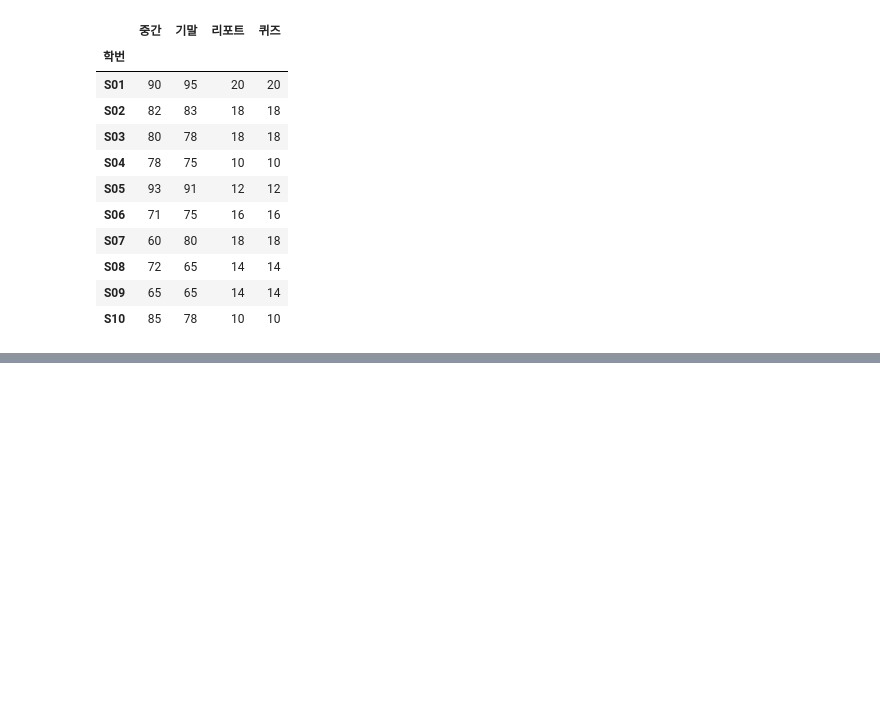
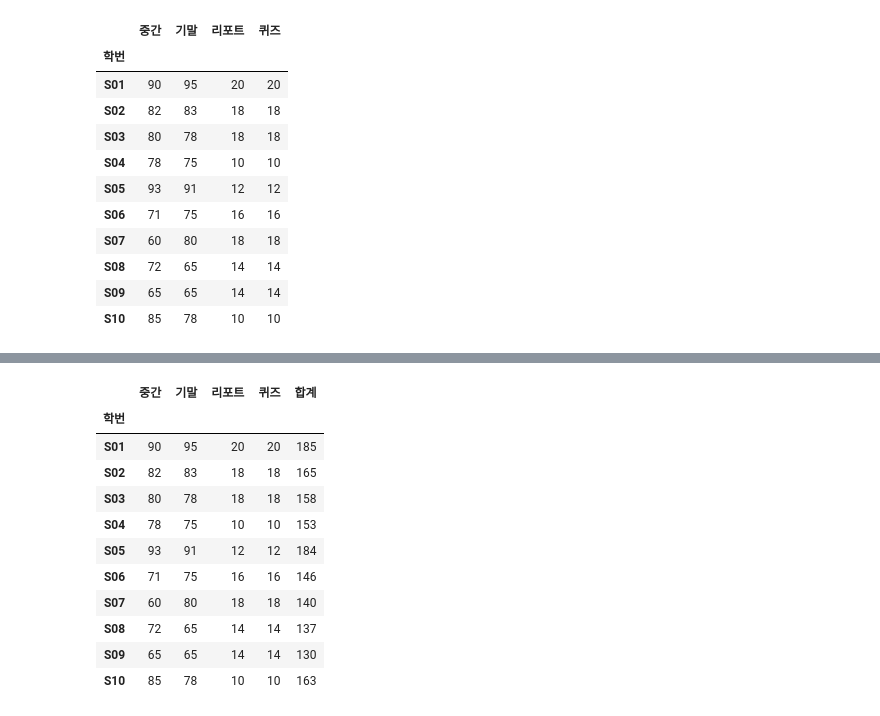
Before and after one commit to RANNY1042/DataScience, a Jupyter notebook: 0527_파이썬 기초.ipynb, the cells around one changed output, grey strips where cells are left out. Saved outputs shown, nothing was run; the diff lists cells and outputs as text; code cells hidden in the pictures; blank space fills up the shorter version.

```diff
--- a/0527_파이썬 기초.ipynb
+++ b/0527_파이썬 기초.ipynb
@@ -730,0 +910,6 @@ df1.set_index('학번')
+# %%
+import pandas as pd
+df1 = pd.read_csv('PART 02 파이썬 분석\csv\df_sample.csv')
+df1.set_index('학번',inplace=True)
+df2=df1.sort_index(ascending=False)
+df2
@@ -730,0 +945,17 @@ df1.set_index('학번')
+# %%
+df1['합계']=df1['중간']+df1['기말']
+# %%
+df1
+# %% [output]
+|  | 중간 | 기말 | 리포트 | 퀴즈 | 합계 |
+| 학번 |  |  |  |  |  |
+| S01 | 90 | 95 | 20 | 20 | 185 |
+| S02 | 82 | 83 | 18 | 18 | 165 |
+| S03 | 80 | 78 | 18 | 18 | 158 |
+| S04 | 78 | 75 | 10 | 10 | 153 |
+| S05 | 93 | 91 | 12 | 12 | 184 |
+| S06 | 71 | 75 | 16 | 16 | 146 |
+| S07 | 60 | 80 | 18 | 18 | 140 |
+| S08 | 72 | 65 | 14 | 14 | 137 |
+| S09 | 65 | 65 | 14 | 14 | 130 |
+| S10 | 85 | 78 | 10 | 10 | 163 |
```
Also changed, not shown: parts of 20 cells of this notebook.
